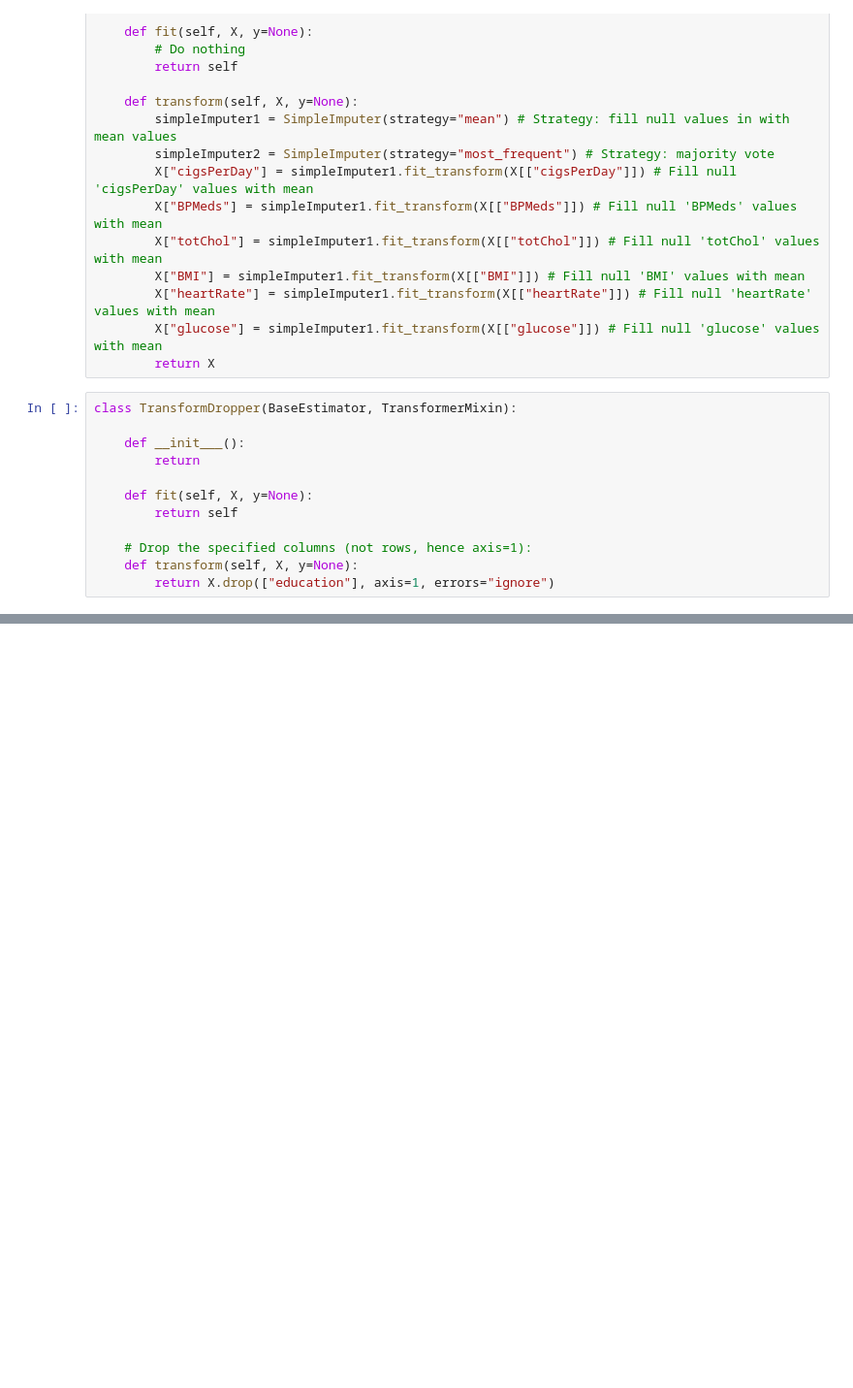
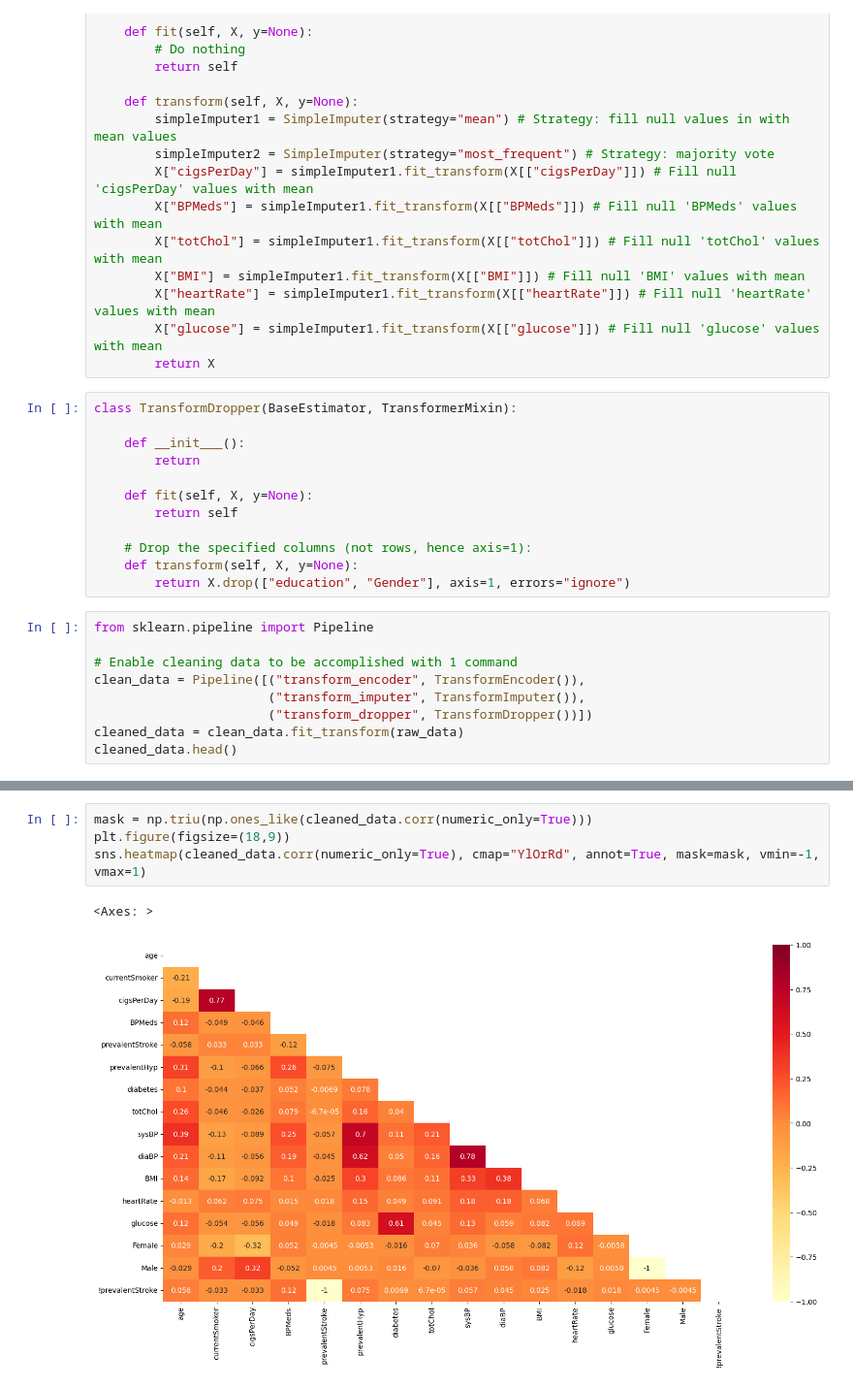
Before and after one commit to Elektroblade/cpsc499aml2024_final_project_team2_ditner_and_stobbe, a Jupyter notebook: cpsc499aml2024_final_project_team2_ditner_and_stobbe.ipynb, the cells around one changed output, grey strips where cells are left out. Shown: that part at 97% size. Cells and saved outputs as stored; diff of their text form; blank space fills up the shorter version.

Commit message:
Data scaling, actively calling pipeline on raw_data

```diff
--- a/cpsc499aml2024_final_project_team2_ditner_and_stobbe.ipynb
+++ b/cpsc499aml2024_final_project_team2_ditner_and_stobbe.ipynb
@@ -227,4 +219,13 @@ class TransformDropper(BaseEstimator, TransformerMixin):
 
     # Drop the specified columns (not rows, hence axis=1):
     def transform(self, X, y=None):
-        return X.drop(["education"], axis=1, errors="ignore")
+        return X.drop(["education", "Gender"], axis=1, errors="ignore")
+# %%
+from sklearn.pipeline import Pipeline
+
+# Enable cleaning data to be accomplished with 1 command
+clean_data = Pipeline([("transform_encoder", TransformEncoder()),
+                       ("transform_imputer", TransformImputer()),
+                       ("transform_dropper", TransformDropper())])
+cleaned_data = clean_data.fit_transform(raw_data)
+cleaned_data.head()
@@ -230,0 +259,7 @@ class TransformDropper(BaseEstimator, TransformerMixin):
+# %%
+mask = np.triu(np.ones_like(cleaned_data.corr(numeric_only=True)))
+plt.figure(figsize=(18,9))
+sns.heatmap(cleaned_data.corr(numeric_only=True), cmap="YlOrRd", annot=True, mask=mask, vmin=-1, vmax=1)
+# %% [output]
+<Axes: >
+[figure, added]
```
Also changed, not shown: parts of 11 cells of this notebook.
